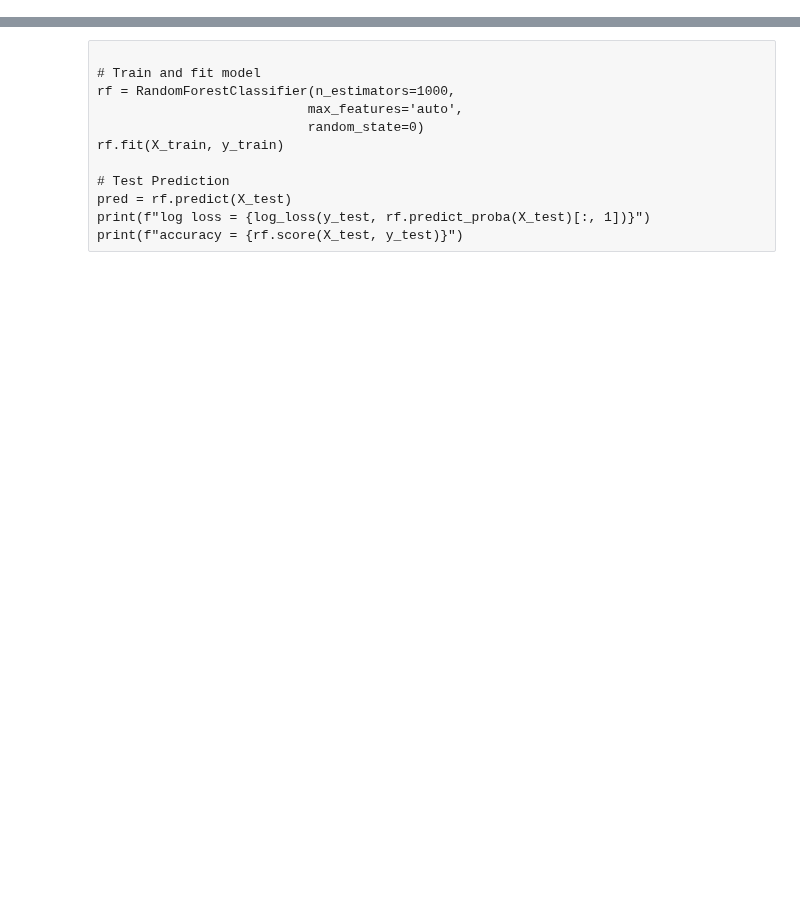
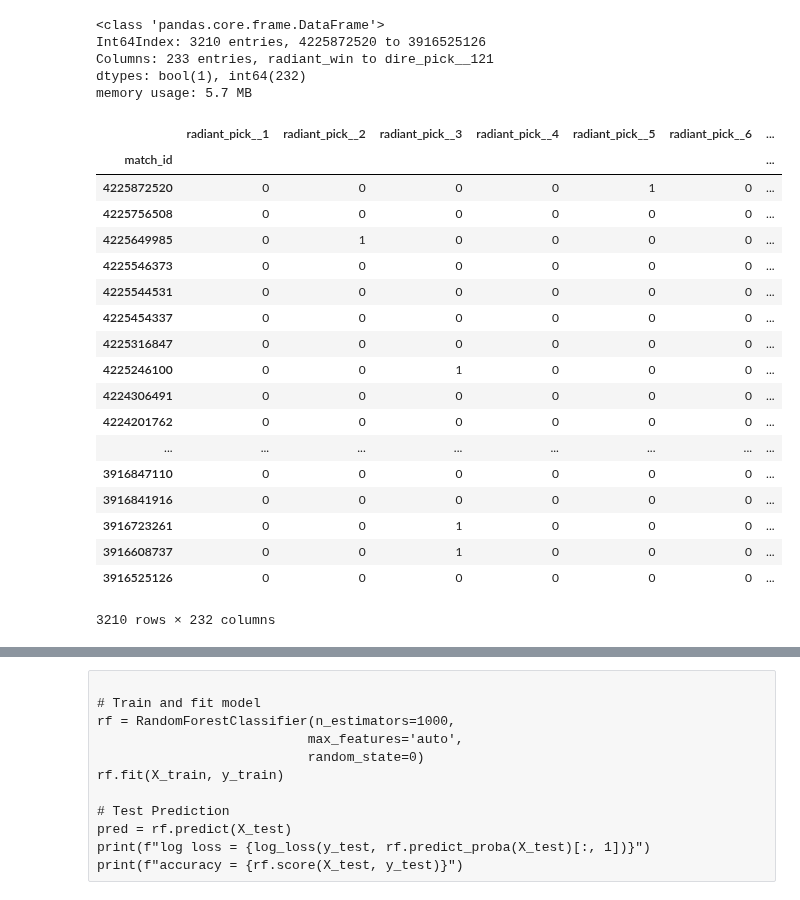
Before and after one commit to CowardlyBattleCat/DotaScience, a Jupyter notebook: DotaScience_model_fitting.ipynb, the cells around one changed output, grey strips where cells are left out. Drawn from its saved outputs; the diff is of its cells as text; code cells hidden in the pictures; blank space fills up the shorter version.

```diff
--- a/DotaScience_model_fitting.ipynb
+++ b/DotaScience_model_fitting.ipynb
@@ -10,3 +10,35 @@ from sklearn.tree import DecisionTreeRegressor, DecisionTreeClassifier
 from sklearn.ensemble import RandomForestRegressor, RandomForestClassifier
 from sklearn.metrics import log_loss, make_scorer
 from sklearn.model_selection import cross_val_score, train_test_split, GridSearchCV
+# %%
+team_comp = pd.read_csv('data/hero_pick_dummy_df.csv', index_col='match_id')
+# %%
+team_comp.info()
+# %% [output]
+<class 'pandas.core.frame.DataFrame'>
+Int64Index: 3210 entries, 4225872520 to 3916525126
+Columns: 233 entries, radiant_win to dire_pick__121
+dtypes: bool(1), int64(232)
+memory usage: 5.7 MB
+# %%
+team_comp.drop(columns='radiant_win')
+# %% [output]
+|  | radiant_pick__1 | radiant_pick__2 | radiant_pick__3 | radiant_pick__4 | radiant_pick__5 | radiant_pick__6 | ... |
+| match_id |  |  |  |  |  |  | ... |
+| 4225872520 | 0 | 0 | 0 | 0 | 1 | 0 | ... |
+| 4225756508 | 0 | 0 | 0 | 0 | 0 | 0 | ... |
+| 4225649985 | 0 | 1 | 0 | 0 | 0 | 0 | ... |
+| 4225546373 | 0 | 0 | 0 | 0 | 0 | 0 | ... |
+| 4225544531 | 0 | 0 | 0 | 0 | 0 | 0 | ... |
+| 4225454337 | 0 | 0 | 0 | 0 | 0 | 0 | ... |
+| 4225316847 | 0 | 0 | 0 | 0 | 0 | 0 | ... |
+| 4225246100 | 0 | 0 | 1 | 0 | 0 | 0 | ... |
+| 4224306491 | 0 | 0 | 0 | 0 | 0 | 0 | ... |
+| 4224201762 | 0 | 0 | 0 | 0 | 0 | 0 | ... |
+| ... | ... | ... | ... | ... | ... | ... | ... |
+| 3916847110 | 0 | 0 | 0 | 0 | 0 | 0 | ... |
+| 3916841916 | 0 | 0 | 0 | 0 | 0 | 0 | ... |
+| 3916723261 | 0 | 0 | 1 | 0 | 0 | 0 | ... |
+| 3916608737 | 0 | 0 | 1 | 0 | 0 | 0 | ... |
+| 3916525126 | 0 | 0 | 0 | 0 | 0 | 0 | ... |
+3210 rows × 232 columns
```
Also changed, not shown: parts of 4 cells of this notebook.
